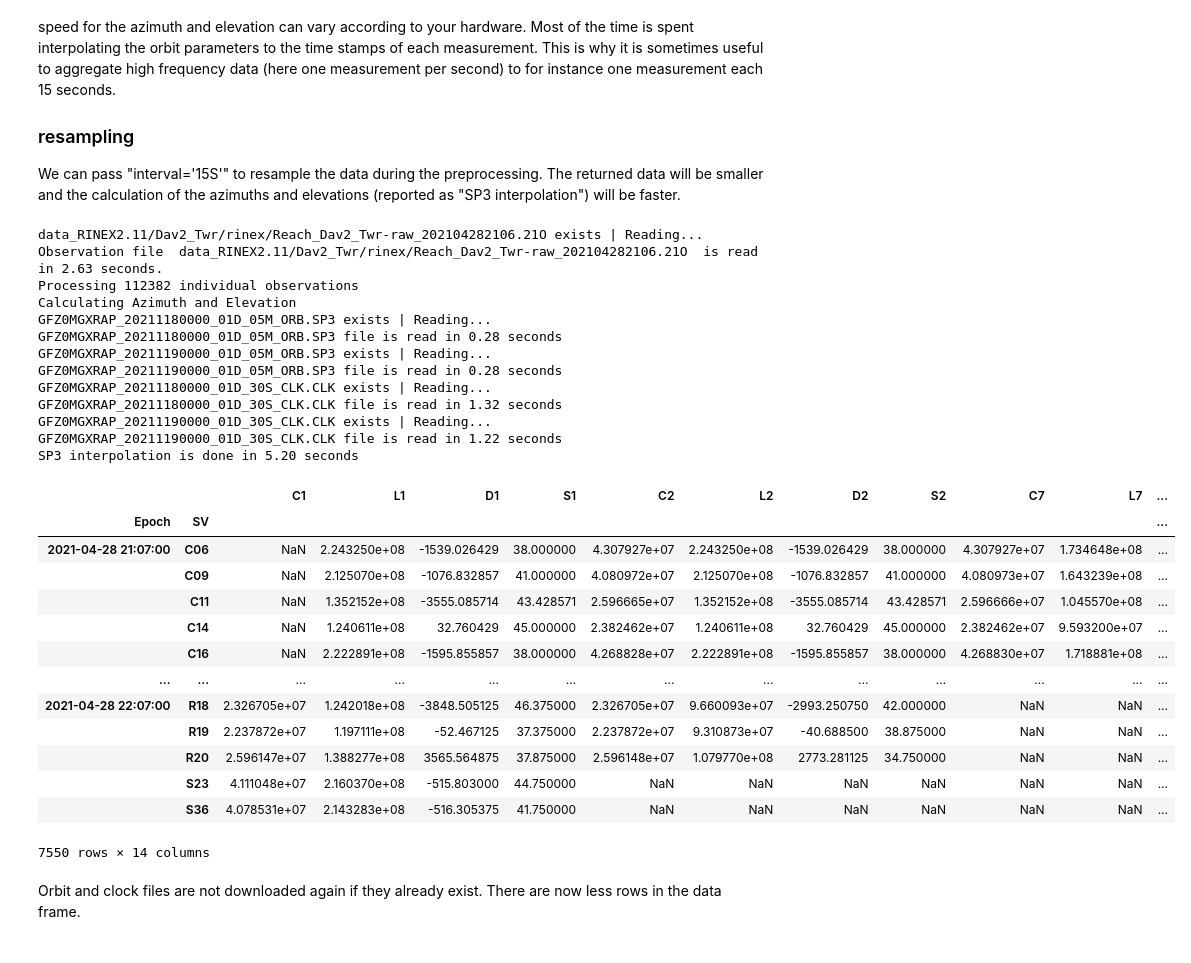
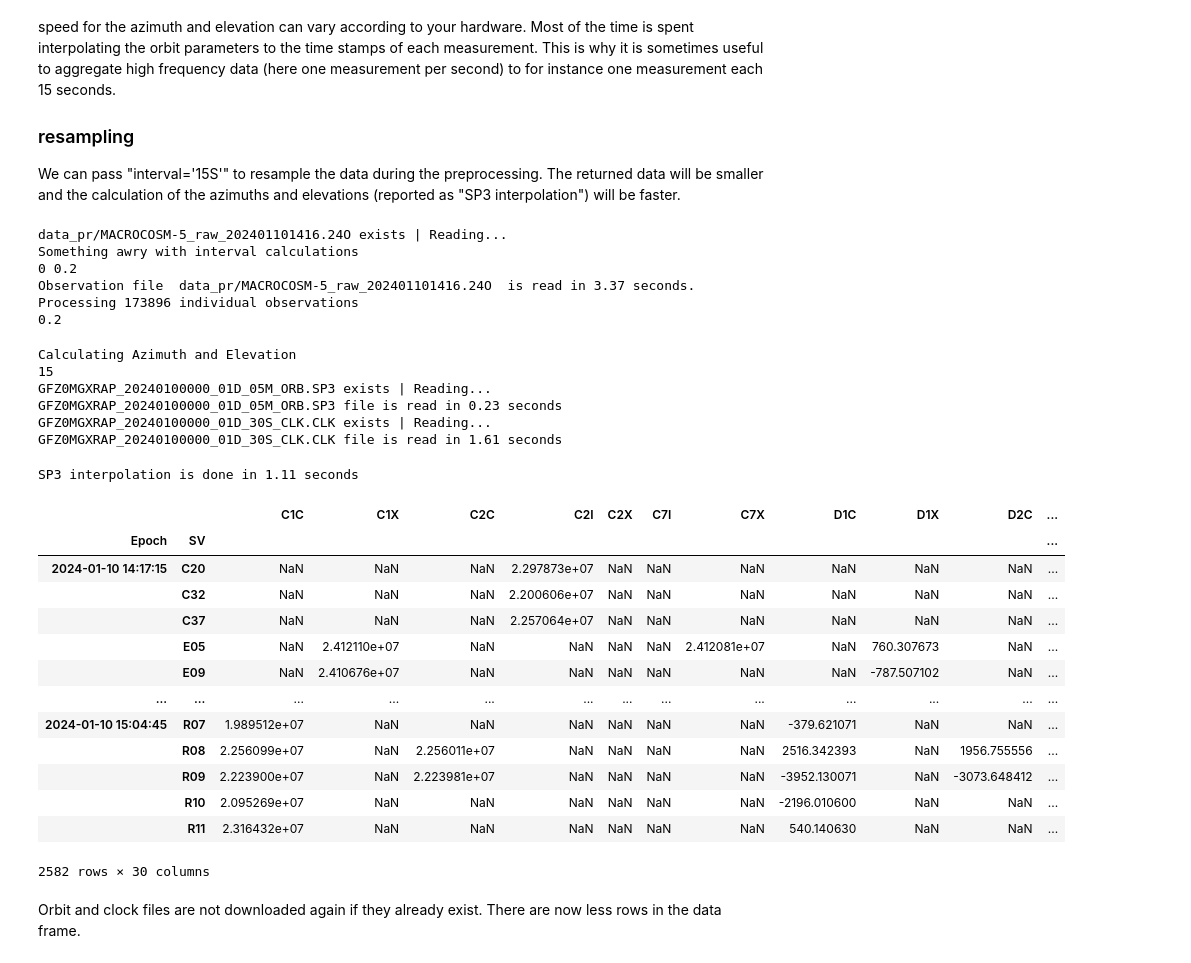
Before and after one commit to camjay99/gnssvod, a Jupyter notebook: pr_examples/01_demo_processing.ipynb, the cells around one changed output. Saved outputs shown, nothing was run; the diff lists cells and outputs as text; code cells hidden in the pictures.

```diff
--- a/pr_examples/01_demo_processing.ipynb
+++ b/pr_examples/01_demo_processing.ipynb
@@ -104,38 +100,38 @@ The azimuth and elevation of the satellite with respect to the receiver are expr
 
 We can pass "interval='15S'" to resample the data during the preprocessing. The returned data will be smaller and the calculation of the azimuths and elevations (reported as "SP3 interpolation") will be faster.
 # %%
-pattern = {'Dav2_Twr':'data_RINEX2.11/Dav2_Twr/rinex/Reach_Dav2_Twr-raw_202104282106.21O'}
+pattern = {'MACROCOSM-5':'data_pr/MACROCOSM-5_raw_202401101416.24O'}
 result = gv.preprocess(pattern,interval='15S',outputresult=True)
 # and show data frame
-result['Dav2_Twr'][0].observation
+result['MACROCOSM-5'][0].observation
 # %% [output]
-data_RINEX2.11/Dav2_Twr/rinex/Reach_Dav2_Twr-raw_202104282106.21O exists | Reading...
-Observation file  data_RINEX2.11/Dav2_Twr/rinex/Reach_Dav2_Twr-raw_202104282106.21O  is read in 2.63 seconds.
-Processing 112382 individual observations
-Calculating Azimuth and Elevation
-GFZ0MGXRAP_20211180000_01D_05M_ORB.SP3 exists | Reading...
-GFZ0MGXRAP_20211180000_01D_05M_ORB.SP3 file is read in 0.28 seconds
-GFZ0MGXRAP_20211190000_01D_05M_ORB.SP3 exists | Reading...
-GFZ0MGXRAP_20211190000_01D_05M_ORB.SP3 file is read in 0.28 seconds
-GFZ0MGXRAP_20211180000_01D_30S_CLK.CLK exists | Reading...
-GFZ0MGXRAP_20211180000_01D_30S_CLK.CLK file is read in 1.32 seconds
-GFZ0MGXRAP_20211190000_01D_30S_CLK.CLK exists | Reading...
-GFZ0MGXRAP_20211190000_01D_30S_CLK.CLK file is read in 1.22 seconds
-SP3 interpolation is done in 5.20 seconds
+data_pr/MACROCOSM-5_raw_202401101416.24O exists | Reading...
+Something awry with interval calculations
+0 0.2
+Observation file  data_pr/MACROCOSM-5_raw_202401101416.24O  is read in 3.37 seconds.
+Processing 173896 individual observations
+0.2
+Calculating Azimuth and Elevation
+15
+GFZ0MGXRAP_20240100000_01D_05M_ORB.SP3 exists | Reading...
+GFZ0MGXRAP_20240100000_01D_05M_ORB.SP3 file is read in 0.23 seconds
+GFZ0MGXRAP_20240100000_01D_30S_CLK.CLK exists | Reading...
+GFZ0MGXRAP_20240100000_01D_30S_CLK.CLK file is read in 1.61 seconds
+SP3 interpolation is done in 1.11 seconds
-|  |  | C1 | L1 | D1 | S1 | C2 | L2 | D2 | S2 | C7 | L7 | ... |
+|  |  | C1C | C1X | C2C | C2I | C2X | C7I | C7X | D1C | D1X | D2C | ... |
 | Epoch | SV |  |  |  |  |  |  |  |  |  |  | ... |
-| 2021-04-28 21:07:00 | C06 | NaN | 2.243250e+08 | -1539.026429 | 38.000000 | 4.307927e+07 | 2.243250e+08 | -1539.026429 | 38.000000 | 4.307927e+07 | 1.734648e+08 | ... |
-|  | C09 | NaN | 2.125070e+08 | -1076.832857 | 41.000000 | 4.080972e+07 | 2.125070e+08 | -1076.832857 | 41.000000 | 4.080973e+07 | 1.643239e+08 | ... |
-|  | C11 | NaN | 1.352152e+08 | -3555.085714 | 43.428571 | 2.596665e+07 | 1.352152e+08 | -3555.085714 | 43.428571 | 2.596666e+07 | 1.045570e+08 | ... |
-|  | C14 | NaN | 1.240611e+08 | 32.760429 | 45.000000 | 2.382462e+07 | 1.240611e+08 | 32.760429 | 45.000000 | 2.382462e+07 | 9.593200e+07 | ... |
-|  | C16 | NaN | 2.222891e+08 | -1595.855857 | 38.000000 | 4.268828e+07 | 2.222891e+08 | -1595.855857 | 38.000000 | 4.268830e+07 | 1.718881e+08 | ... |
+| 2024-01-10 14:17:15 | C20 | NaN | NaN | NaN | 2.297873e+07 | NaN | NaN | NaN | NaN | NaN | NaN | ... |
+|  | C32 | NaN | NaN | NaN | 2.200606e+07 | NaN | NaN | NaN | NaN | NaN | NaN | ... |
+|  | C37 | NaN | NaN | NaN | 2.257064e+07 | NaN | NaN | NaN | NaN | NaN | NaN | ... |
+|  | E05 | NaN | 2.412110e+07 | NaN | NaN | NaN | NaN | 2.412081e+07 | NaN | 760.307673 | NaN | ... |
+|  | E09 | NaN | 2.410676e+07 | NaN | NaN | NaN | NaN | NaN | NaN | -787.507102 | NaN | ... |
 | ... | ... | ... | ... | ... | ... | ... | ... | ... | ... | ... | ... | ... |
-| 2021-04-28 22:07:00 | R18 | 2.326705e+07 | 1.242018e+08 | -3848.505125 | 46.375000 | 2.326705e+07 | 9.660093e+07 | -2993.250750 | 42.000000 | NaN | NaN | ... |
-|  | R19 | 2.237872e+07 | 1.197111e+08 | -52.467125 | 37.375000 | 2.237872e+07 | 9.310873e+07 | -40.688500 | 38.875000 | NaN | NaN | ... |
-|  | R20 | 2.596147e+07 | 1.388277e+08 | 3565.564875 | 37.875000 | 2.596148e+07 | 1.079770e+08 | 2773.281125 | 34.750000 | NaN | NaN | ... |
-|  | S23 | 4.111048e+07 | 2.160370e+08 | -515.803000 | 44.750000 | NaN | NaN | NaN | NaN | NaN | NaN | ... |
-|  | S36 | 4.078531e+07 | 2.143283e+08 | -516.305375 | 41.750000 | NaN | NaN | NaN | NaN | NaN | NaN | ... |
+| 2024-01-10 15:04:45 | R07 | 1.989512e+07 | NaN | NaN | NaN | NaN | NaN | NaN | -379.621071 | NaN | NaN | ... |
+|  | R08 | 2.256099e+07 | NaN | 2.256011e+07 | NaN | NaN | NaN | NaN | 2516.342393 | NaN | 1956.755556 | ... |
+|  | R09 | 2.223900e+07 | NaN | 2.223981e+07 | NaN | NaN | NaN | NaN | -3952.130071 | NaN | -3073.648412 | ... |
+|  | R10 | 2.095269e+07 | NaN | NaN | NaN | NaN | NaN | NaN | -2196.010600 | NaN | NaN | ... |
+|  | R11 | 2.316432e+07 | NaN | NaN | NaN | NaN | NaN | NaN | 540.140630 | NaN | NaN | ... |
-7550 rows × 14 columns
+2582 rows × 30 columns
 # %% [markdown]
 Orbit and clock files are not downloaded again if they already exist. There are now less rows in the data frame.
 # %% [markdown]
```
Also changed, not shown: parts of 4 cells of this notebook, 5 other files.
